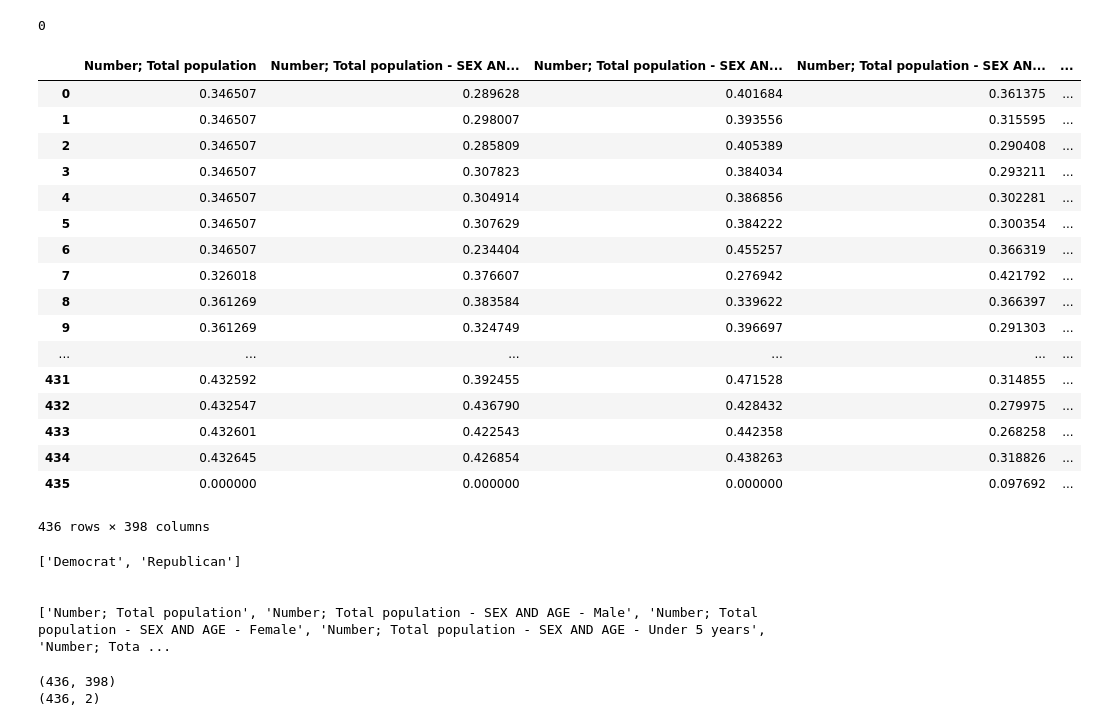
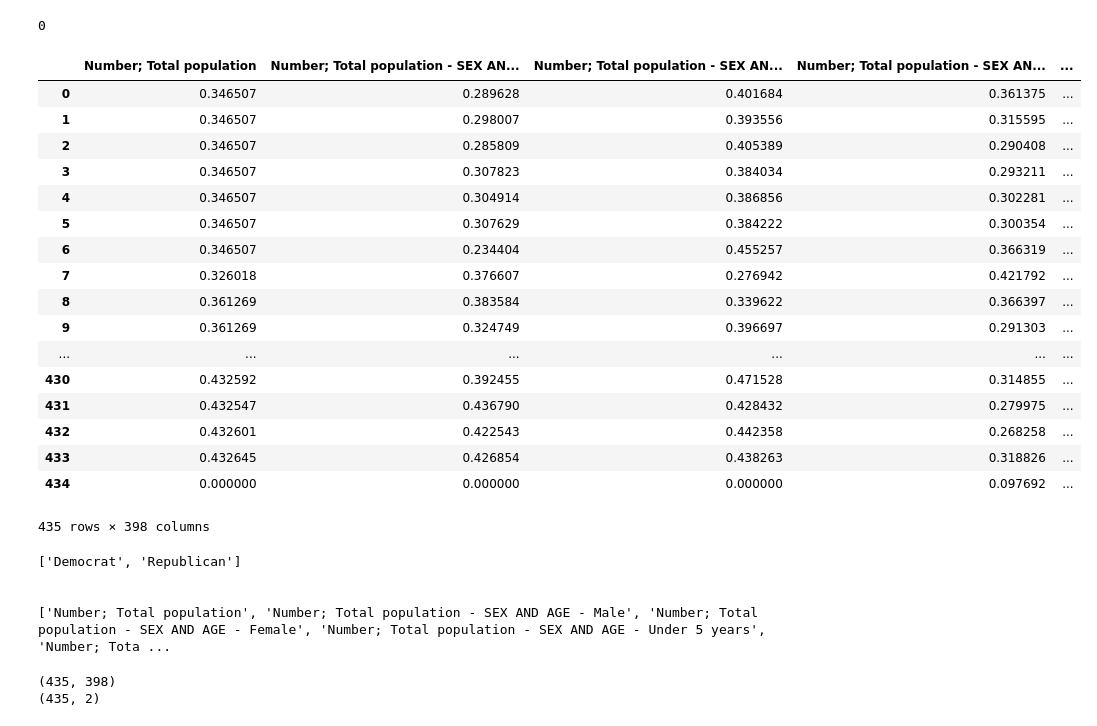
Before and after one commit to randallpl/Election_Predictor_CSC180, a Jupyter notebook: csc180fproj.ipynb, the cells around one changed output. Drawn from its saved outputs; the diff is of its cells as text; code cells hidden in the pictures.

```diff
--- a/csc180fproj.ipynb
+++ b/csc180fproj.ipynb
@@ -66,4 +68,6 @@ def fix_table(df,dropig=True):
     df = df.astype({"Id2" : int})
     if dropig:
         df = df.drop(['Id','Geography'],axis=1)
+    #drop DC and PR elections (they are for non-voting delagates) and cause lots of problems
+    df.drop(df[df['Id2']%100==98].index, inplace=True)
     return df
@@ -73,32 +80,37 @@ dp2  = pd.read_csv('census_data/DEC_00_110S_DP2_with_ann.csv', encoding="utf-8")
 dp3  = pd.read_csv('census_data/DEC_00_110S_DP3_with_ann.csv', encoding="utf-8")
 dp4  = pd.read_csv('census_data/DEC_00_110S_DP4_with_ann.csv', encoding="utf-8")
 h002 = pd.read_csv('census_data/DEC_00_110H_H002_with_ann.csv', encoding="utf-8")
-res  = pd.read_csv('census_data/election_results.csv', encoding="utf-8")
 
 #fix headers
-dp1  = fix_table(dp1,False)
+dp1  = fix_table(dp1, False)
 dp2  = fix_table(dp2)
 dp3  = fix_table(dp3)
 dp4  = fix_table(dp4)
 h002 = fix_table(h002)
-res  = fix_table(res)
 
 df = dp1.copy()
 df = df.merge(dp2,on="Id2")
 df = df.merge(dp3,on="Id2")
 df = df.merge(dp4,on="Id2")
 df = df.merge(h002,on="Id2")
-df = df.merge(res,on="Id2")
 
 #fix typo in header
 df.rename(columns={'Rural' : 'Rural:'},inplace=True)
 
 #Cleaning useless columns
 df.drop('Id', axis=1, inplace=True)
-df.drop('Id2', axis=1, inplace=True)
+#df.drop('Id2', axis=1, inplace=True)
 df.drop('Geography', axis=1, inplace=True)
 df.drop('Not defined for this file', axis=1, inplace=True)
 nunique = df.apply(pd.Series.nunique)
 cols_to_drop = nunique[nunique == 1].index
 df.drop(cols_to_drop, axis=1,inplace=True)
 df.drop(list(df.filter(regex = 'Percent;')), axis = 1, inplace = True)
+
+#fix types
+df = df.astype(float)
+df = df.astype({"Id2" : int})
+
+#DONT OVERWRITE df IT NEEDS TO BE USED BY MULTIPLE MODELS AND EACH WILL WILL MAKE ITS OWN MODIFICATIONS TO DF
+#get a copy using 'copy_of_df = df.copy()'
+df
@@ -169,0 +163,6 @@ winner
+# %%
+res  = pd.read_csv('census_data/election_results.csv', encoding="utf-8")
+res  = fix_table(res)
+res = res.reset_index()
+res.drop('index', axis=1, inplace=True)
+res
@@ -170,7 +270,13 @@ winner
 # %%
+#First we make a copy of the input dataframe
+#and join the results table(and then get rid of the Id2 column, b/c it will not be needed)
+ddf = df.copy()
+ddf = ddf.merge(res, on="Id2")
+ddf.drop("Id2", axis=1, inplace=True)
+
 #Encodes Democrat and Republican winners in a 2d array in 'outputs' this will go to our classification model
 #Encodes Democrat Winners as 1 and Republican winners as 0 in a 1d array in 'winners' this will go to the logistic regression model for feature importance
-winners = df.filter(['winner'])
+winners = ddf.filter(['winner'])
 encoder = preprocessing.LabelBinarizer()
 encoder.fit(['D','R'])
 winners['result'] = encoder.transform(winners['winner'])
@@ -179,7 +285,7 @@ winners.drop('winner', axis=1, inplace=True)
 outputs = winners.copy()
 outputs.columns = ['Democrat']
 outputs['Republican'] = np.logical_xor(outputs['Democrat'],1).astype(int)
-df.drop('winner', axis=1, inplace=True)
+ddf.drop('winner', axis=1, inplace=True)
 outputs
 # %% [output]
 |  | Democrat | Republican |
@@ -206,29 +312,27 @@ df.isnull().sum().sum()
 # %% [output]
 0
 # %%
-#fix column types
-df=df.astype(float)
 #normalize dataframe
-encode_numeric_range(df, list(df.columns), 0, 1)
-df
+encode_numeric_range(ddf, list(ddf.columns), 0, 1)
+ddf
 # %% [output]
 |  | Number; Total population | Number; Total population - SEX AN... | Number; Total population - SEX AN... | Number; Total population - SEX AN... | ... |
 | 0 | 0.346507 | 0.289628 | 0.401684 | 0.361375 | ... |
 | 1 | 0.346507 | 0.298007 | 0.393556 | 0.315595 | ... |
 | 2 | 0.346507 | 0.285809 | 0.405389 | 0.290408 | ... |
 | 3 | 0.346507 | 0.307823 | 0.384034 | 0.293211 | ... |
 | 4 | 0.346507 | 0.304914 | 0.386856 | 0.302281 | ... |
 | 5 | 0.346507 | 0.307629 | 0.384222 | 0.300354 | ... |
 | 6 | 0.346507 | 0.234404 | 0.455257 | 0.366319 | ... |
 | 7 | 0.326018 | 0.376607 | 0.276942 | 0.421792 | ... |
 | 8 | 0.361269 | 0.383584 | 0.339622 | 0.366397 | ... |
 | 9 | 0.361269 | 0.324749 | 0.396697 | 0.291303 | ... |
 | ... | ... | ... | ... | ... | ... |
-| 431 | 0.432592 | 0.392455 | 0.471528 | 0.314855 | ... |
-| 432 | 0.432547 | 0.436790 | 0.428432 | 0.279975 | ... |
-| 433 | 0.432601 | 0.422543 | 0.442358 | 0.268258 | ... |
-| 434 | 0.432645 | 0.426854 | 0.438263 | 0.318826 | ... |
-| 435 | 0.000000 | 0.000000 | 0.000000 | 0.097692 | ... |
+| 430 | 0.432592 | 0.392455 | 0.471528 | 0.314855 | ... |
+| 431 | 0.432547 | 0.436790 | 0.428432 | 0.279975 | ... |
+| 432 | 0.432601 | 0.422543 | 0.442358 | 0.268258 | ... |
+| 433 | 0.432645 | 0.426854 | 0.438263 | 0.318826 | ... |
+| 434 | 0.000000 | 0.000000 | 0.000000 | 0.097692 | ... |
-436 rows × 398 columns
+435 rows × 398 columns
 # %%
 parties = list(outputs)
@@ -242,13 +346,13 @@ print(names)
 
 ['Number; Total population', 'Number; Total population - SEX AND AGE - Male', 'Number; Total population - SEX AND AGE - Female', 'Number; Total population - SEX AND AGE - Under 5 years', 'Number; Tota ...
 # %%
-x = df.to_numpy('float32')
+x = ddf.to_numpy('float32')
 y = outputs.to_numpy('float32')
 print(x.shape)
 print(y.shape)
 # %% [output]
-(436, 398)
-(436, 2)
+(435, 398)
+(435, 2)
 # %%
 xtrain, xtest, ytrain, ytest = train_test_split(x, y, test_size=0.25, random_state=(int(time.time()) % 1000))
 # %%
```
Also changed, not shown: parts of 26 cells of this notebook, 2 other files.
